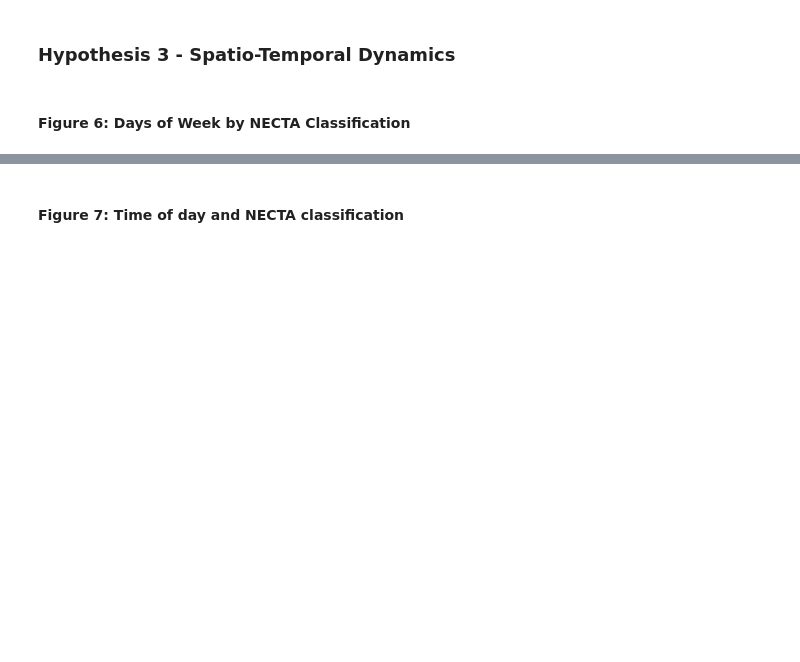
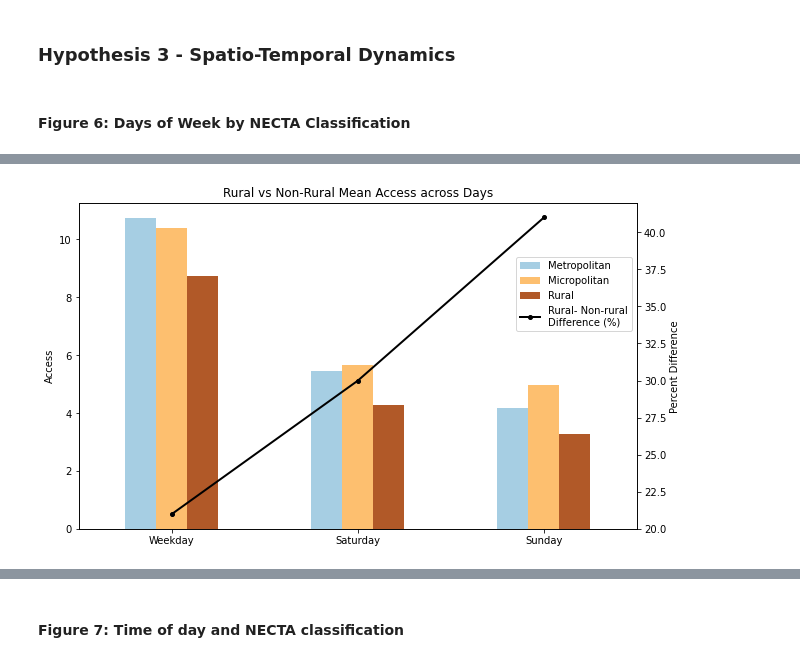
Before and after one commit to samroubin/VTPharmacy, a Jupyter notebook: procedure/code/01_Pharmacy_Accessibility.ipynb, the cells around one changed output, grey strips where cells are left out. Cells and saved outputs as stored; diff of their text form; code cells hidden in the pictures; blank space fills up the shorter version.

```diff
--- a/procedure/code/01_Pharmacy_Accessibility.ipynb
+++ b/procedure/code/01_Pharmacy_Accessibility.ipynb
@@ -1178 +1154,89 @@ plt.show()
 [figure]
+# %%
+# Percent difference in access between Non-Rural and Rural Towns
+# Non-Rural was created by calculating a weighted average of metropolitan and micropolitan using the number of metropolitan compared to micropolitan towns
+
+
+table_4 = [['',  'Weekday Mean Access',  'Saturday Mean Access', 'Sunday Mean Access'],
+         ['Non-Rural', 10.53,5.58,4.64],
+         ['Rural', 8.72,4.28,3.29],
+           ['Difference', '-21%','-30%','-41%']]
+
+print(tabulate(table_4, tablefmt = 'fancy_grid'))
+
+
+# Data manipulation to prepare for figure
+non_rural_values = {
+    'Weekday Mean Access': 10.53,
+    'Saturday Mean Access': 5.58,
+    'Sunday Mean Access': 4.64
+}
+
+# Percentage differences
+percentage_diff = {
+    'Weekday Mean Access': 21,
+    'Saturday Mean Access': 30,
+    'Sunday Mean Access': 41
+}
+
+# Create DataFrame with both columns
+combined_df = pd.DataFrame({
+    'Non-Rural': non_rural_values.values(),
+    'Difference (%)': percentage_diff.values()
+}, index=non_rural_values.keys())
+
+# Concatenate with means_by_metro_transposed
+means_by_metro_transposed_2 = pd.concat([means_by_metro_transposed, combined_df], axis=1)
+
+#if 'Metropolitan' in means_by_metro_transposed_2.columns:
+#    means_by_metro_transposed_2.drop('Metropolitan', axis=1, inplace=True)
+#if 'Micropolitan' in means_by_metro_transposed_2.columns:
+#    means_by_metro_transposed_2.drop('Micropolitan', axis=1, inplace=True)
+
+means_by_metro_transposed_2 = means_by_metro_transposed_2.rename(index={
+    'Weekday Mean Access': 'Weekday',
+    'Saturday Mean Access': 'Saturday',
+    'Sunday Mean Access': 'Sunday'
+})
+
+# FIGURE
+# Create the first bar plot (without % Difference)
+ax = means_by_metro_transposed_2[['Metropolitan','Micropolitan','Rural']].plot(kind='bar', figsize=(10, 6), cmap='Paired', zorder=2)
+
+# Set title and labels
+plt.title('Rural vs Non-Rural Mean Access across Days')
+plt.ylabel('Access')
+
+# Add values above the bars
+#for i in ax.patches:
+    #ax.text(i.get_x() + i.get_width() / 2, i.get_height() + 0.05, str(round(i.get_height(), 2)), ha='center', va='bottom')
+
+# Rotate x-axis tick labels
+plt.xticks(rotation=0)
+
+# Get handles and labels for the first plot
+handles, labels = ax.get_legend_handles_labels()
+
+# Create a twin Axes for the secondary y-axis
+ax2 = ax.twinx()
+
+# Plot the percentage difference on the secondary y-axis and add it to the legend
+line, = ax2.plot(means_by_metro_transposed_2.index, means_by_metro_transposed_2['Difference (%)'], color='black', linewidth=2, marker='o', markersize=4, label='Rural- Non-rural\nDifference (%)', zorder=4)
+
+# Get handles and labels for the second plot
+handles2, labels2 = ax2.get_legend_handles_labels()
+
+# Combine handles and labels from both plots
+handles.extend(handles2)
+labels.extend(labels2)
+
+# Add legend for both plots
+ax.legend(handles, labels, loc='upper right', bbox_to_anchor=(1.0, 0.85))
+
+# Set labels for the secondary y-axis
+ax2.set_ylabel('Percent Difference')
+
+# Show plot
+#ax2.grid(axis='y', linestyle='-', linewidth=0.08, color='black', zorder=5)
+plt.show()
+# %% [output]
@@ -1179 +1252,2 @@ plt.show()
+[figure, added]
 # %% [markdown]
```
Also changed, not shown: parts of 14 cells of this notebook.
